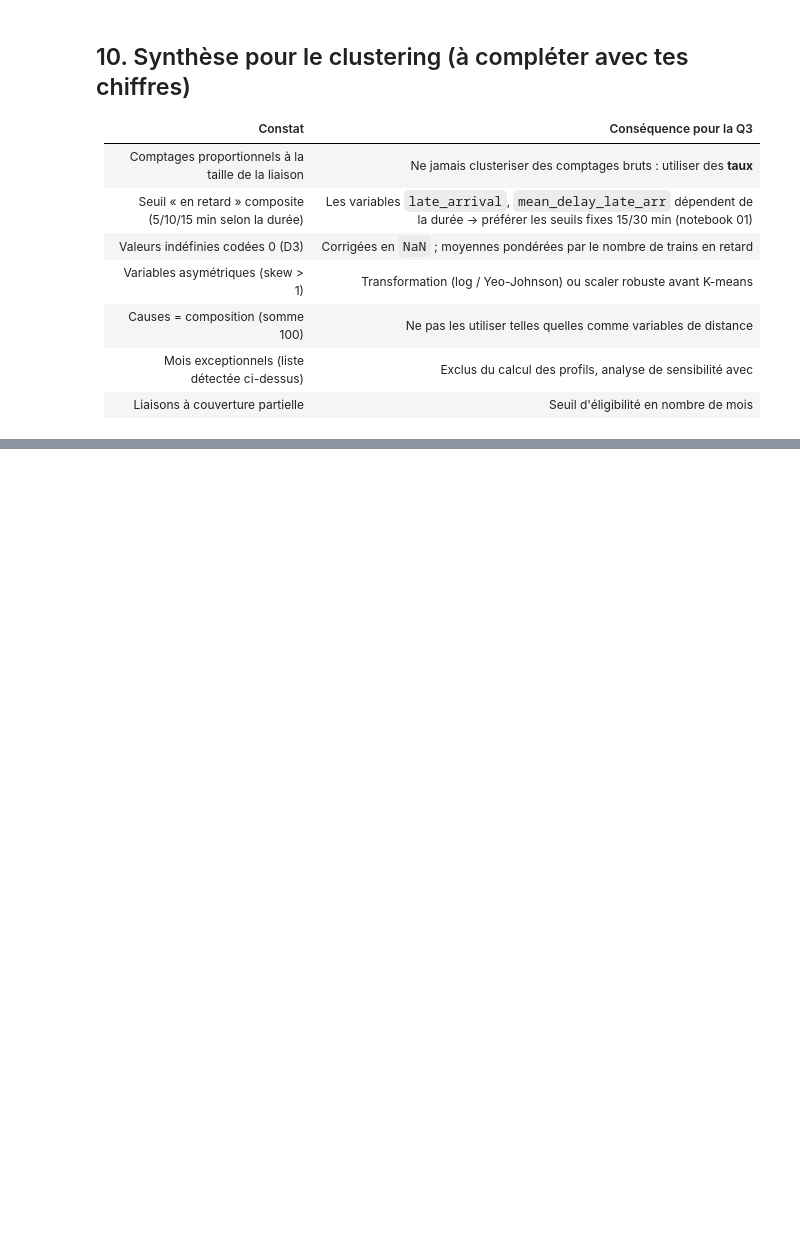
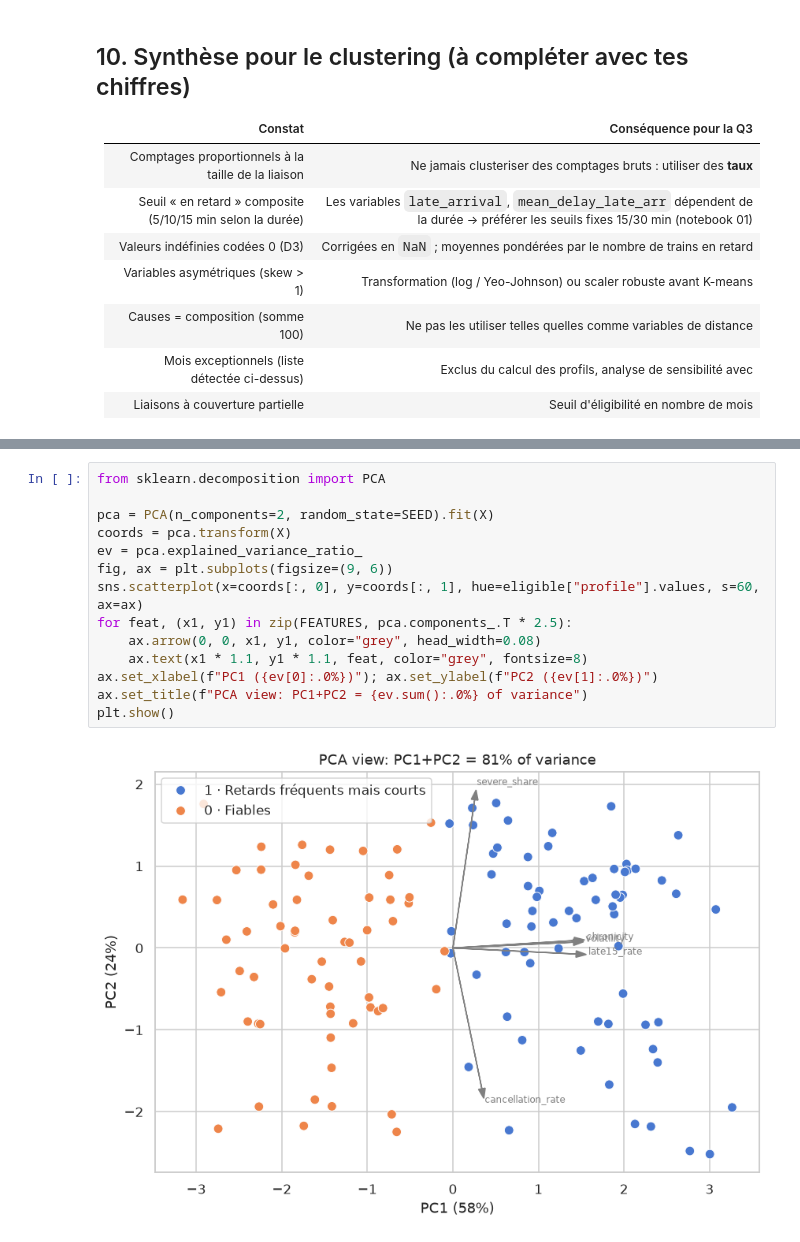
Before and after one commit to bouharrameryem-gmail-com/railinsight, a Jupyter notebook: notebooks/Q3_punctuality_profiles_EDA.ipynb, the cells around one changed output, grey strips where cells are left out. Drawn from its saved outputs; the diff is of its cells as text; blank space fills up the shorter version.

```diff
--- a/notebooks/Q3_punctuality_profiles_EDA.ipynb
+++ b/notebooks/Q3_punctuality_profiles_EDA.ipynb
@@ -617,0 +971,16 @@ on ne peut pas conclure *pourquoi* une liaison est dans un groupe.
+# %%
+from sklearn.decomposition import PCA
+
+pca = PCA(n_components=2, random_state=SEED).fit(X)
+coords = pca.transform(X)
+ev = pca.explained_variance_ratio_
+fig, ax = plt.subplots(figsize=(9, 6))
+sns.scatterplot(x=coords[:, 0], y=coords[:, 1], hue=eligible["profile"].values, s=60, ax=ax)
+for feat, (x1, y1) in zip(FEATURES, pca.components_.T * 2.5):
+    ax.arrow(0, 0, x1, y1, color="grey", head_width=0.08)
+    ax.text(x1 * 1.1, y1 * 1.1, feat, color="grey", fontsize=8)
+ax.set_xlabel(f"PC1 ({ev[0]:.0%})"); ax.set_ylabel(f"PC2 ({ev[1]:.0%})")
+ax.set_title(f"PCA view: PC1+PC2 = {ev.sum():.0%} of variance")
+plt.show()
+# %% [output]
+[figure, added]
```
Also changed, not shown: parts of 24 cells of this notebook.
